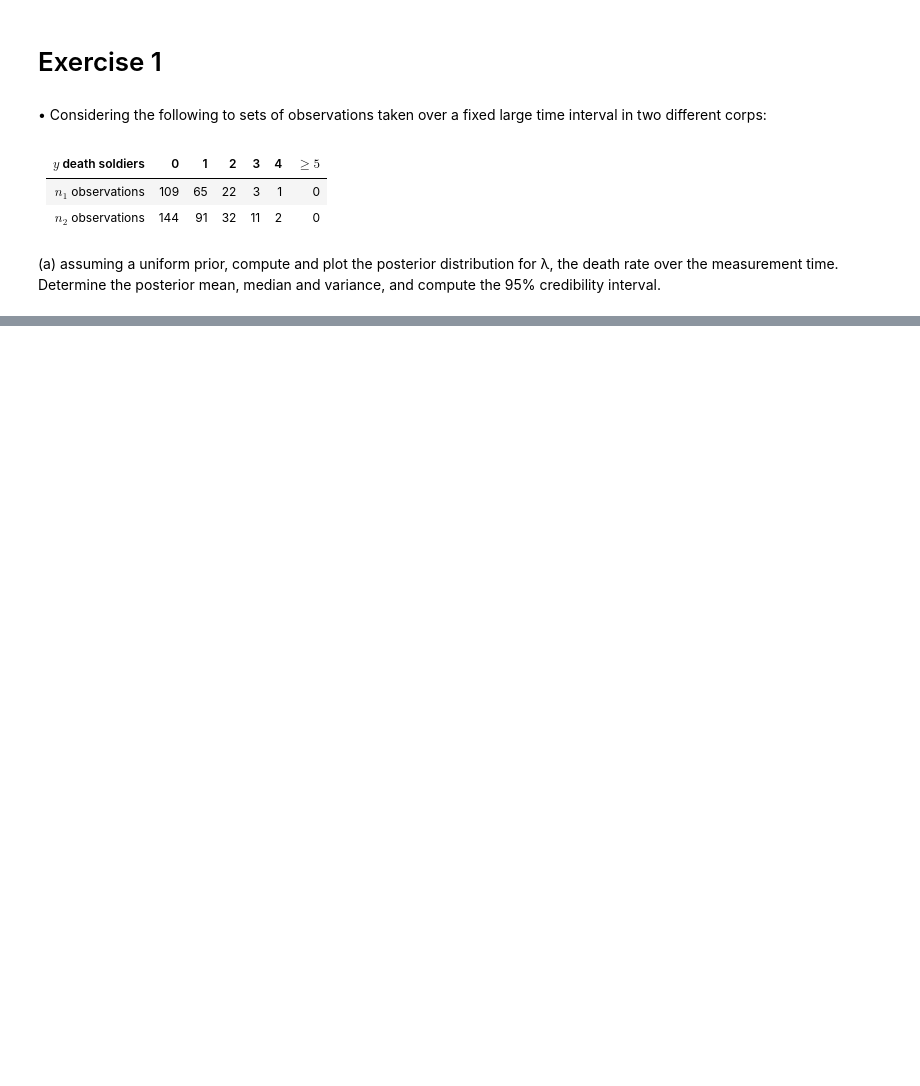
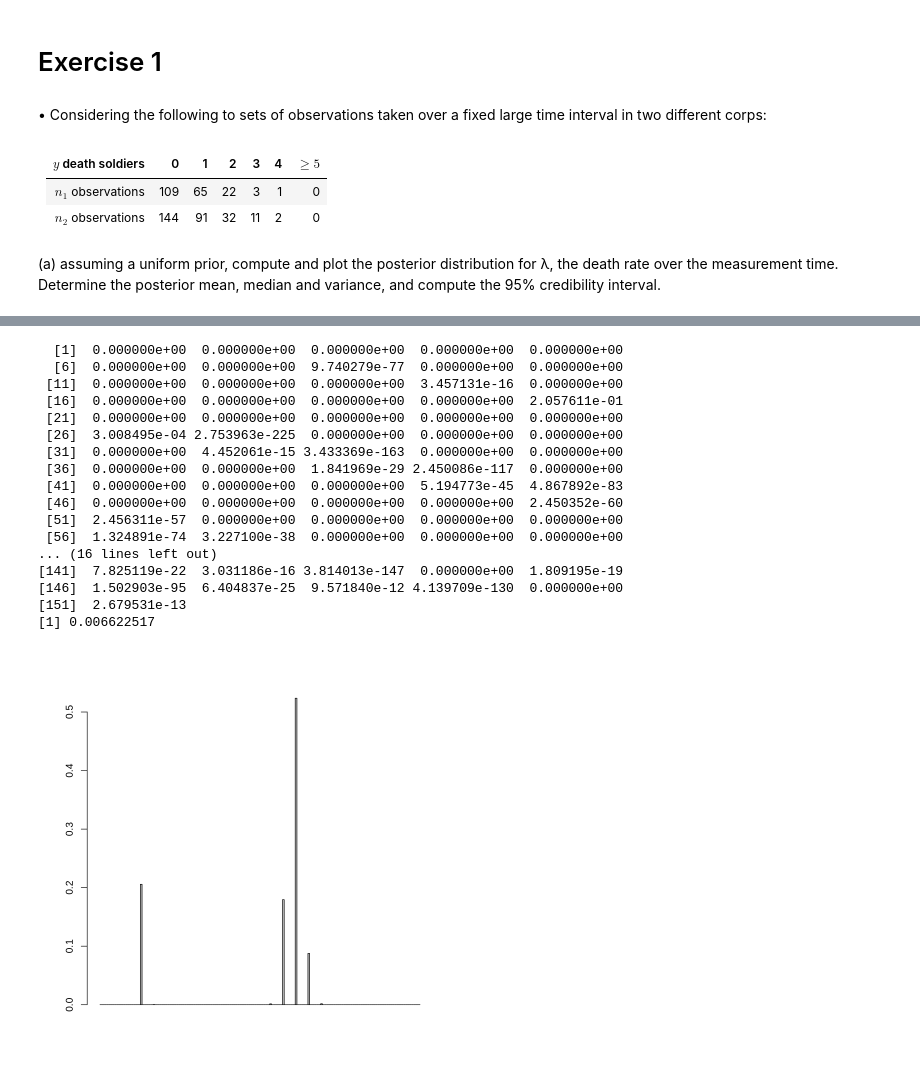
Before and after one commit to pietromalagoli/asp, a Jupyter notebook: code/lab06/Malagoli_Pietro_RLab06.ipynb, the cells around one changed output, grey strips where cells are left out. Saved outputs shown, nothing was run; the diff lists cells and outputs as text; code cells hidden in the pictures; blank space fills up the shorter version.

```diff
--- a/code/lab06/Malagoli_Pietro_RLab06.ipynb
+++ b/code/lab06/Malagoli_Pietro_RLab06.ipynb
@@ -36,0 +62,37 @@ likelihood <- dbinom(r, s, prob)
+# %%
+prior <- replicate(length(space), 1 / length(space))
+prior <- prior / sum(prior)
+
+for (i in 1:length(y)) {
+    likelihood <- dbinom(n1[i], sum(n1), prob)
+    posterior <- prior * likelihood / sum(prior * likelihood)
+    prior <- posterior
+}
+for (i in 1:length(y)) {
+    likelihood <- dbinom(n2[i], sum(n2), prob)
+    posterior <- prior * likelihood / sum(prior * likelihood)
+    prior <- posterior
+}
+barplot(posterior)
+print(posterior)
+mean = wtd.mean(posterior)
+print(mean)
+# %% [output]
+  [1]  0.000000e+00  0.000000e+00  0.000000e+00  0.000000e+00  0.000000e+00
+  [6]  0.000000e+00  0.000000e+00  9.740279e-77  0.000000e+00  0.000000e+00
+ [11]  0.000000e+00  0.000000e+00  0.000000e+00  3.457131e-16  0.000000e+00
+ [16]  0.000000e+00  0.000000e+00  0.000000e+00  0.000000e+00  2.057611e-01
+ [21]  0.000000e+00  0.000000e+00  0.000000e+00  0.000000e+00  0.000000e+00
+ [26]  3.008495e-04 2.753963e-225  0.000000e+00  0.000000e+00  0.000000e+00
+ [31]  0.000000e+00  4.452061e-15 3.433369e-163  0.000000e+00  0.000000e+00
+ [36]  0.000000e+00  0.000000e+00  1.841969e-29 2.450086e-117  0.000000e+00
+ [41]  0.000000e+00  0.000000e+00  0.000000e+00  5.194773e-45  4.867892e-83
+ [46]  0.000000e+00  0.000000e+00  0.000000e+00  0.000000e+00  2.450352e-60
+ [51]  2.456311e-57  0.000000e+00  0.000000e+00  0.000000e+00  0.000000e+00
+ [56]  1.324891e-74  3.227100e-38  0.000000e+00  0.000000e+00  0.000000e+00
+... (16 lines left out)
+[141]  7.825119e-22  3.031186e-16 3.814013e-147  0.000000e+00  1.809195e-19
+[146]  1.502903e-95  6.404837e-25  9.571840e-12 4.139709e-130  0.000000e+00
+[151]  2.679531e-13
+[1] 0.006622517
+[figure, added]
```
Also changed, not shown: parts of 5 cells of this notebook.
